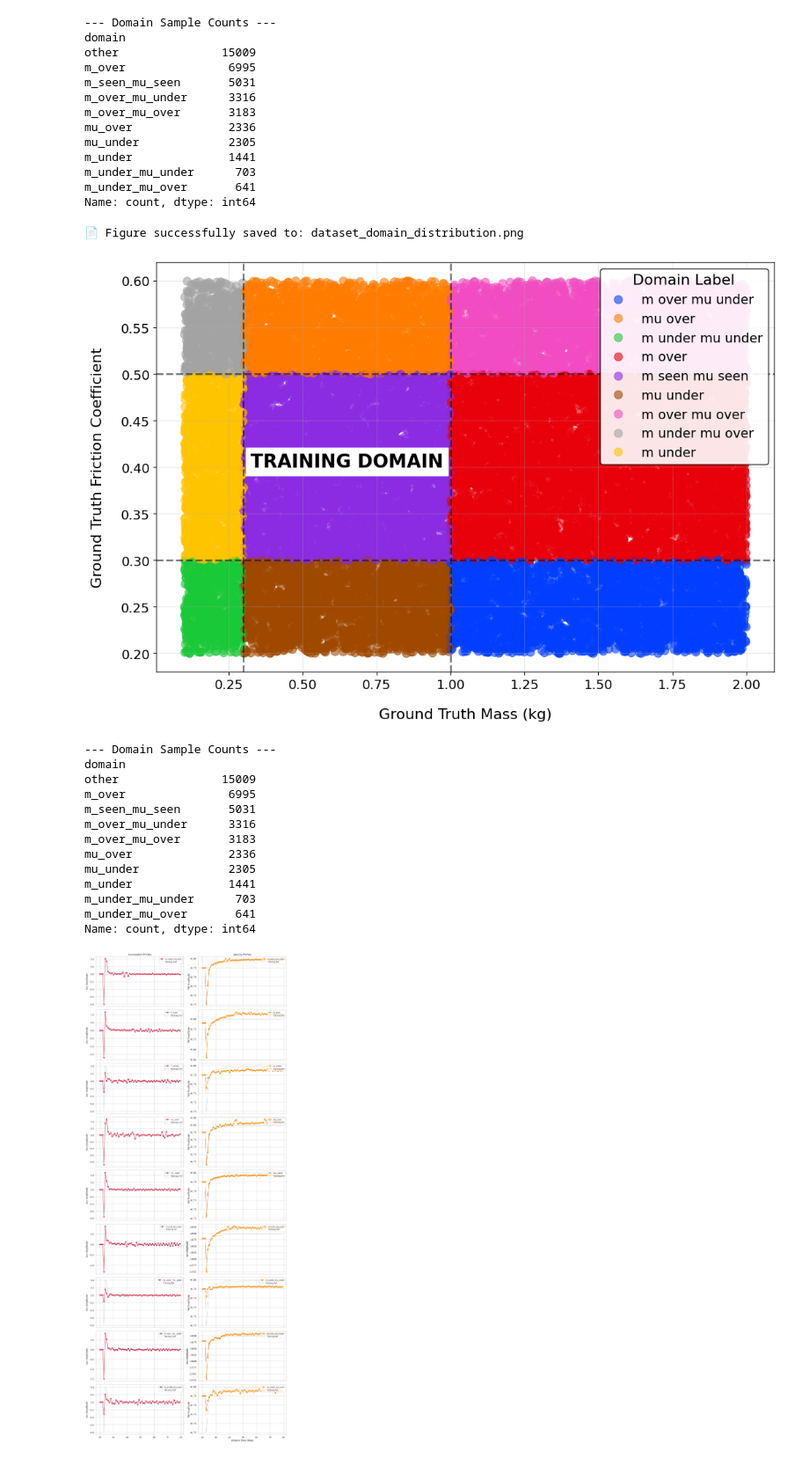
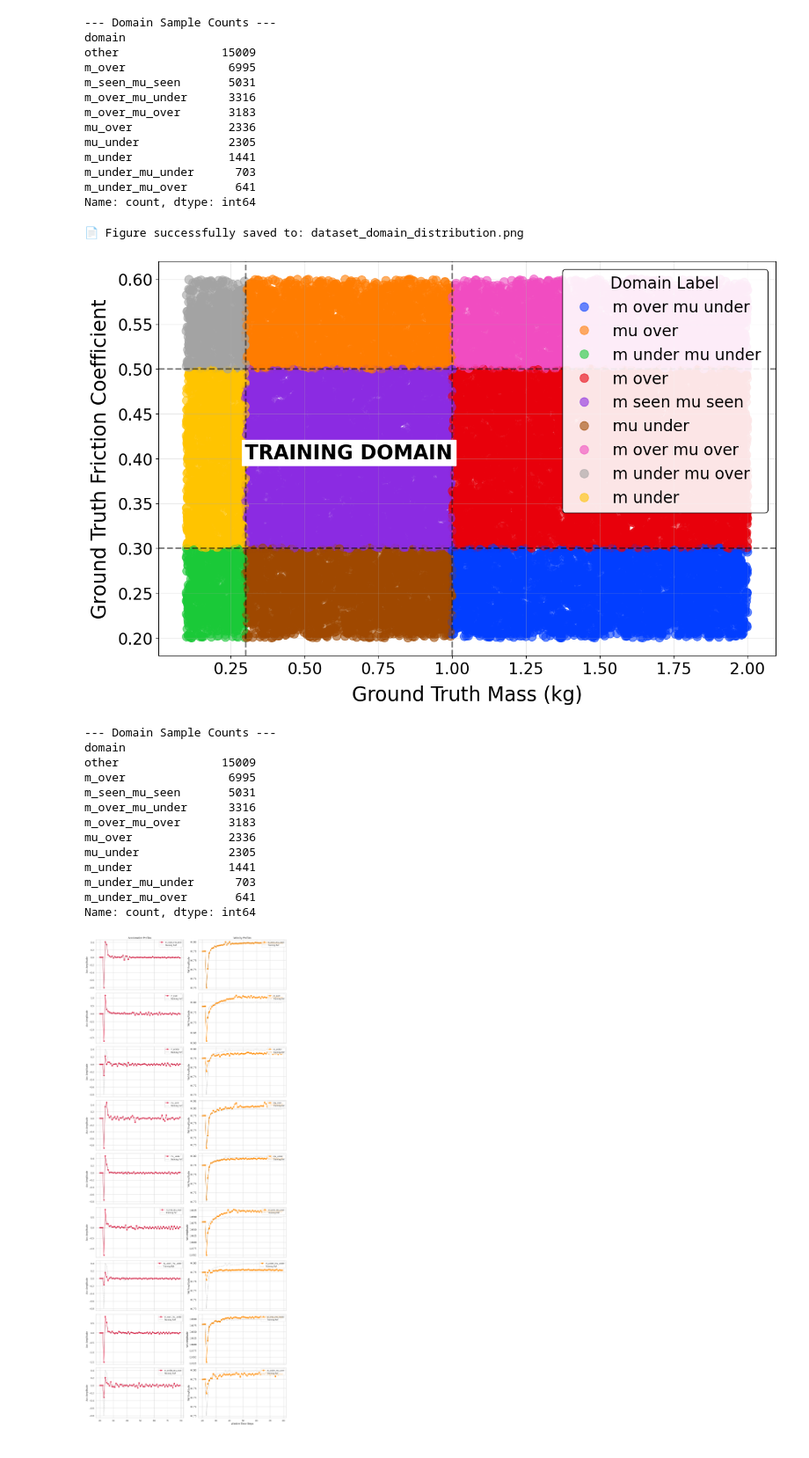
Before and after one commit to koyo-8144/offline_training_phypush, a Jupyter notebook: train_real_to_sim.ipynb, the cells around one changed output. Shown at 88% size. Cells and saved outputs as stored; diff of their text form; code cells hidden in the pictures.

```diff
--- a/train_real_to_sim.ipynb
+++ b/train_real_to_sim.ipynb
@@ -631,16 +631,15 @@ import seaborn as sns
 # DATASET DOMAIN VISUALIZATION
 # ==========================================
 if 'df' in locals():
-    # --- NEW: Scale up all fonts for better readability ---
-    plt.rc('font', size=16)               # Default text sizes
-    plt.rc('axes', titlesize=20)          # Axes title size
-    plt.rc('axes', labelsize=16)          # X and Y label size
-    plt.rc('xtick', labelsize=14)         # X tick labels
-    plt.rc('ytick', labelsize=14)         # Y tick labels
-    plt.rc('legend', fontsize=14)         # Legend text size
-    plt.rc('legend', title_fontsize=16)   # Legend title size
+    # Set base sizes for ticks and legend
+    plt.rc('font', size=25)
+    plt.rc('xtick', labelsize=20)
+    plt.rc('ytick', labelsize=20)
+    plt.rc('legend', fontsize=20)
+    plt.rc('legend', title_fontsize=20)
 
-    fig = plt.figure(figsize=(12, 8))
+    # Made the canvas slightly larger to give the big text breathing room
+    fig = plt.figure(figsize=(14, 9))
 
     # Filter out 'other' and format labels without underscores
     plot_df = df[df['domain'] != 'other'].copy()
@@ -655,7 +654,7 @@ if 'df' in locals():
         palette='bright',
         alpha=0.6,
         edgecolor=None,
-        s=80  # Made the dots slightly bigger to match the large fonts
+        s=120  # Increased dot size to match the bigger text
     )
 
     # Draw the boundaries for the "Seen" (Training) region
@@ -669,49 +668,47 @@ if 'df' in locals():
         (m_seen_min + m_seen_max)/2,
         (mu_seen_min + mu_seen_max)/2,
         "TRAINING DOMAIN",
-        weight='bold', ha='center', color='black', backgroundcolor='white', fontsize=20
+        weight='bold', ha='center', color='black', backgroundcolor='white', fontsize=25
     )
 
-    # plt.title("Distribution of Physics Domains", fontweight='bold', pad=15)
-    # plt.xlabel("Ground Truth Mass (kg)", fontweight='bold', labelpad=10)
-    # plt.ylabel("Ground Truth Friction (μ)", fontweight='bold', labelpad=10)
-    # plt.title("Distribution of Parameter Domains", pad=20)
-    plt.xlabel("Ground Truth Mass (kg)", labelpad=20)
-    plt.ylabel("Ground Truth Friction Coefficient", labelpad=20)
+    # --- NEW: Explicitly massive font sizes for the titles and axes ---
+    # plt.title("Distribution of Physics Domains", fontweight='bold', pad=15, fontsize=26)
+    # plt.xlabel("Ground Truth Mass (kg)", fontweight='bold', labelpad=10, fontsize=22)
+    # plt.ylabel("Ground Truth Friction (μ)", fontweight='bold', labelpad=10, fontsize=22)
+    plt.xlabel("Ground Truth Mass (kg)", labelpad=10, fontsize=25)
+    plt.ylabel("Ground Truth Friction Coefficient", labelpad=10, fontsize=25)
 
-
-    # --- NEW: Integrated legend inside the figure ---
-    # loc='best' automatically finds the emptiest corner inside the plot
+    # Integrated legend inside the figure
     plt.legend(
         title="Domain Label",
         loc='best',
-        framealpha=0.9,       # Makes the legend background mostly opaque
-        edgecolor='black'     # Adds a border to the legend
+        framealpha=0.9,
+        edgecolor='black'
     )
 
     plt.grid(True, alpha=0.3)
 
     # Save the figure
     save_path = "dataset_domain_distribution.png"
     plt.savefig(save_path, dpi=300, bbox_inches='tight')
     print(f"📄 Figure successfully saved to: {save_path}")
 
     if PLOT_SHOW:
         plt.show()
     else:
         plt.close(fig)
 
     # Reset standard font sizes so it doesn't accidentally affect other plots later
     plt.rcdefaults()
 
     # Print a summary table of the sample counts
     print("\n--- Domain Sample Counts ---")
     print(df['domain'].value_counts())
 else:
     print("❌ Error: 'df' not found.")
 # %% [output]
 📄 Figure successfully saved to: dataset_domain_distribution.png
-[figure, old version]
+[figure, new version]
 --- Domain Sample Counts ---
 domain
 other               15009
```
Also changed, not shown: 1 other file.
